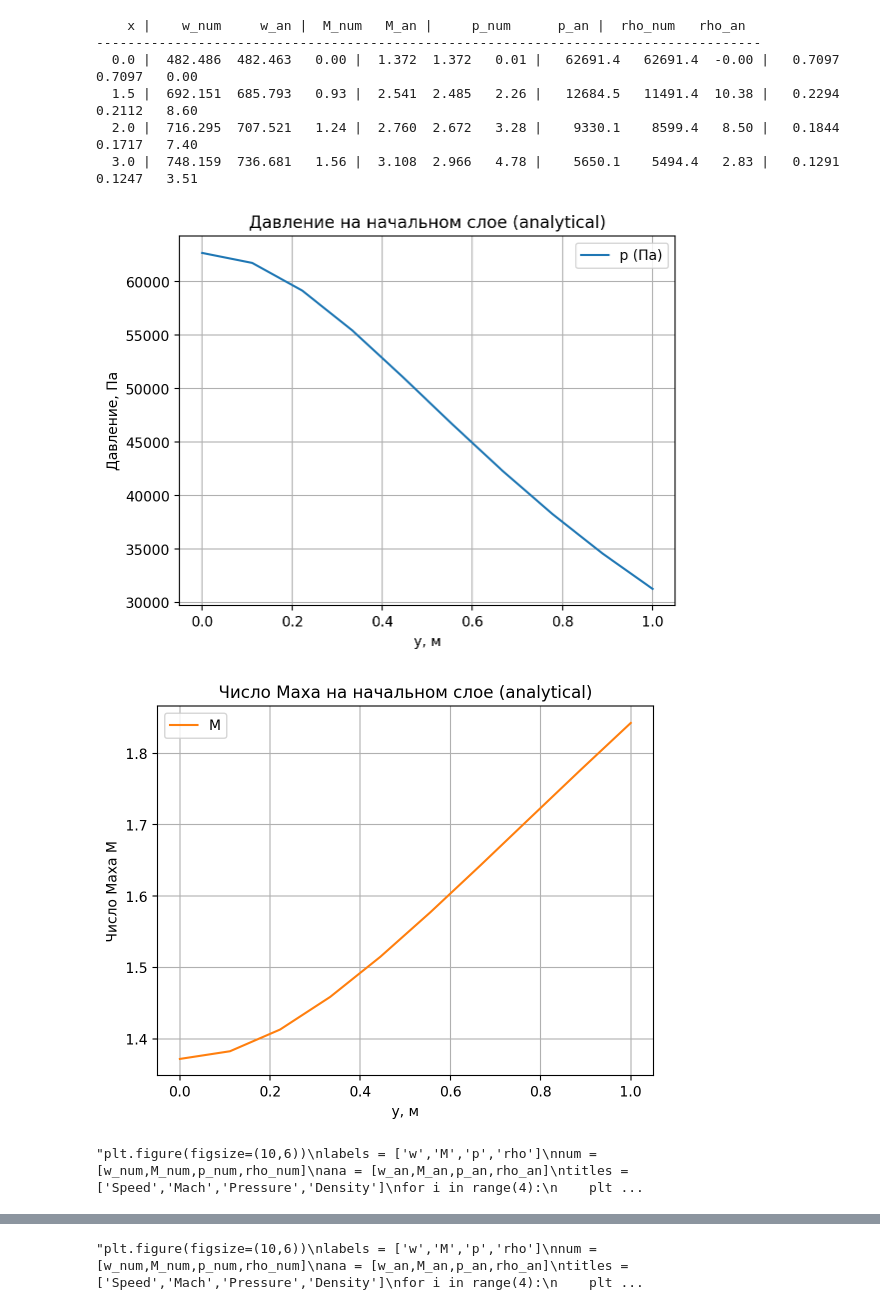
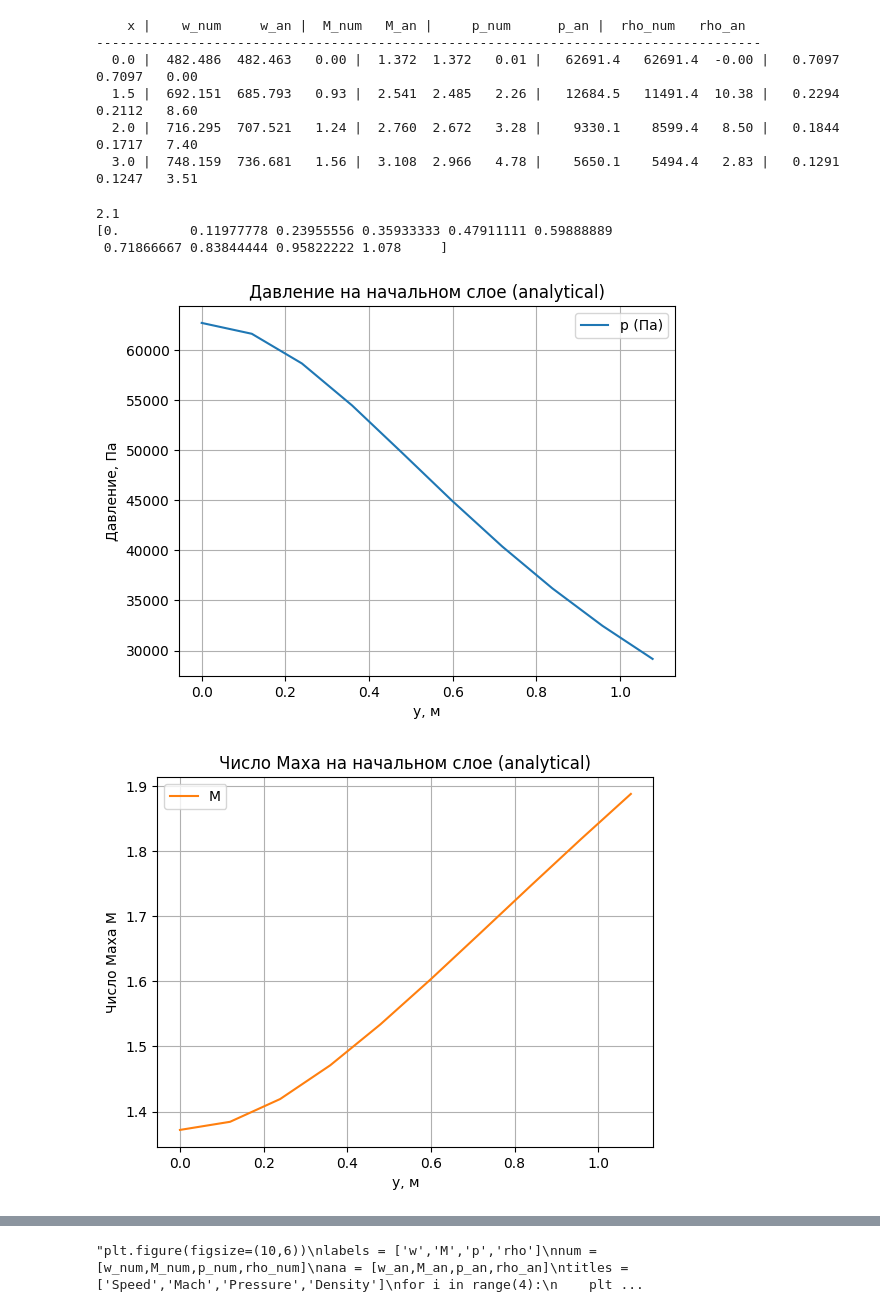
Before and after one commit to KirillZHur/diploma, a Jupyter notebook: src/notebooks/gcm_all.ipynb, the cells around one changed output, grey strips where cells are left out. Cells and saved outputs as stored; diff of their text form; code cells hidden in the pictures.

```diff
--- a/src/notebooks/gcm_all.ipynb
+++ b/src/notebooks/gcm_all.ipynb
@@ -135,8 +135,12 @@ def ZeidelMethod(matrix, b, eps):
 import matplotlib.pyplot as plt
 import numpy as np
 
+
 def top_wall(x):
-    return h0 + (h1 - h0)*(x/L)
+    t = np.clip(x / L, 0, 1) # нормируем x в [0,1]
+    return h0 + (h1 - h0) * (1 - np.cos(np.pi * t)) / 2
+
+
 
 # Геометрия канала
 #L, h0, h1 = 3.0, 1.0, 4.0
@@ -180,8 +184,14 @@ plt.show()
 import numpy as np
 import matplotlib.pyplot as plt
 
+'''def top_wall(x):
+    return h0 + (h1 - h0) * (x / L)'''
+
+
 def top_wall(x):
-    return h0 + (h1 - h0) * (x / L)
+    t = np.clip(x / L, 0, 1) # нормируем x в [0,1]
+    return h0 + (h1 - h0) * (1 - np.cos(np.pi * t)) / 2
+
 
 def sound_speed(p_, rho_):
     p_clamped   = np.maximum(p_,   eps)
@@ -242,12 +252,13 @@ def compute_F(U, u_k_layer, v_k_layer, p_k_layer, rho_k_layer, yg, dx, y3):
 #Параметры газа и канала
 
 gamma, R = 1.4, 287.0
-p_ref, T_ref, M_ref = 101325.0, 300.0, 2.0
+p_ref, T_ref, M_ref = 1e6, 1950.0, 1.5
 a_ref = np.sqrt(gamma * R * T_ref)
 w_ref = M_ref * a_ref
 #print(p_ref / (R * T_ref))
 
-L, h0, h1 = 1.0, 1.0, 1.3
+#L, h0, h1 = 1.0, 1.0, 1.3
+L, h0, h1 = 3.0, 1.0, 4.0
 alpha = np.arctan((h1 - h0)/L)
 
 Nx, Ny = 50, 10
@@ -528,14 +608,19 @@ def top_wall(x):
       return h0 + (h1 - h0) * (x / L)
 
 def sound_speed(p_, rho_):
+        eps = 1e-6
+        gamma = 1.4
         p_clamped   = np.maximum(p_,   eps)
         rho_clamped = np.maximum(rho_, eps)
         return np.sqrt(gamma * p_clamped / rho_clamped)
 
 def enthalpy(p_, rho_):
+    eps = 1e-6
+    gamma = 1.4
     return gamma/(gamma-1) * p_ / np.maximum(rho_, eps)
 
 def interp_y(field, yg, y_val):
+    eps = 1e-6
     j = np.searchsorted(yg, y_val) - 1
     j = np.clip(j, 0, len(yg)-2)
     yj, yj1 = yg[j], yg[j+1]
@@ -547,6 +632,7 @@ def interp_y(field, yg, y_val):
 
 def compute_F(U, u_k_layer, v_k_layer, p_k_layer, rho_k_layer, yg, dx, y3):
     A_max = 1e6
+    eps = 1e-6
     u3, v3, p3, rho3 = U
 
     p3   = np.clip(p3,   eps, None)
@@ -603,7 +689,7 @@ tol = 1e-6, delta = 1e-6, M_max = 5.0, eps = 1e-8):
     T_ref = p_ref / (R * rho_ref)
     a_ref = np.sqrt(gamma * R * T_ref)
     w_ref = M_ref * a_ref
-    #print(w_ref)
+    print(T_ref)
 
     alpha = np.arctan((h1 - h0)/L)
 
@@ -710,8 +796,9 @@ tol = 1e-6, delta = 1e-6, M_max = 5.0, eps = 1e-8):
 # Пример использования
 if __name__=="__main__":
     x, yg1, f = run_schm(
-        gamma=1.4, R=287, p_ref=62691.4, rho_ref=0.7097, M_ref=1.372,
-        L=3.0, h0=1.0, h1=4.0, Nx=50, Ny=10
+        gamma=1.4, R=287, p_ref=1e6, rho_ref=1.7, M_ref=1.1,
+        L=3.0, h0=1.0, h1=4.0, Nx=50, Ny=10, max_iter = 10,
+tol = 1e-6, delta = 1e-6, M_max = 5.0, eps = 1e-8
     )
     # Вывод средних по слою:
     mid, end = len(x)//2, -1
@@ -829,8 +917,17 @@ p_ref, rho_ref, M_ref = 62691.4, 0.7097, 1.372
 L, h0, h1 = 3.0, 1.0, 4.0
 Nx, Ny = 50, 10
 
+def top_wall(x):
+    return h0 + (h1 - h0)*(x/L)
+print(top_wall(1.1))
+
+
+#x0 = 0.0
+#y0 = np.linspace(0, top_wall(x0), num_points)
+
 x = np.linspace(0, L, Nx+1)
-y0 = np.linspace(0, h0, Ny)
+y0 = np.linspace(0, 1.078, Ny)
+print(y0)
 
 u   = np.zeros((Nx+1, Ny))
 v   = np.zeros((Nx+1, Ny))
@@ -842,40 +939,50 @@ M   = np.zeros((Nx+1, Ny))
 for j in range(Ny):
     xi, yi = x[0], y0[j]
     r = math.hypot(xi+1.1, yi)
     w_j, M_j, p_j, rho_j = analytical_point_source(r)
     theta = math.atan2(yi, xi + 1e-8)
     u[0,j]   = w_j * math.cos(theta)
     v[0,j]   = w_j * math.sin(theta)
     p[0,j]   = p_j
     rho[0,j] = rho_j
     M[0,j]   = M_j
 
 
 plt.figure()
 plt.plot(y0, p[0,:], label='p (Па)')
 plt.title("Давление на начальном слое (analytical)")
 plt.xlabel("y, м")
 plt.ylabel("Давление, Па")
 plt.grid(True)
 plt.legend()
 plt.show()
 
 plt.figure()
 plt.plot(y0, M[0,:], color='C1', label='M')
 plt.title("Число Маха на начальном слое (analytical)")
 plt.xlabel("y, м")
 plt.ylabel("Число Маха M")
 plt.grid(True)
 plt.legend()
 plt.show()
 # %% [output]
+2.1
+[0.         0.11977778 0.23955556 0.35933333 0.47911111 0.59888889
+ 0.71866667 0.83844444 0.95822222 1.078     ]
-[figure, old version]
+[figure, new version]
-[figure, old version]
+[figure, new version]
 # %%
 import numpy as np
 import matplotlib.pyplot as plt
 import math
 from scipy.interpolate import interp1d
+
+alpha_deg = 45.0
+alpha = np.deg2rad(alpha_deg)
+
+# Функция стенки
+#def top_wall(x):
+#    return np.tan(alpha) * x
 
 
 gamma, R = 1.4, 287.0
@@ -905,7 +1012,9 @@ for j in range(Ny):
     rho[0,j] = rho_j
 
 
-def top_wall(x): return h0 + (h1-h0)*(x/L)
+#def top_wall(x): return h0 + (h1-h0)*(x/L)
+def top_wall(x):
+    return np.tan(alpha) * x
 def sound_speed(p_,r_): return np.sqrt(gamma*np.maximum(p_,eps)/np.maximum(r_,eps))
 def enthalpy(p_,r_): return gamma/(gamma-1)*p_/np.maximum(r_,eps)
 def interp_y_quadratic(f, yg, yv, eps=1e-8):
@@ -929,19 +1038,19 @@ def interp_y_quadratic(f, yg, yv, eps=1e-8):
     L2 = ((yv - x0)*(yv - x1)) / ((x2 - x0)*(x2 - x1) + eps)
 
     return L0*f0 + L1*f1 + L2*f2
-def interp_y(field, yg, y_val):
+'''def interp_y(field, yg, y_val):
 
 
     interpolator = interp1d(yg, field, kind='quadratic',
                             fill_value="extrapolate", assume_sorted=True)
 
-    return float(interpolator(y_val))
-'''def interp_y(f, yg, yv):
+    return float(interpolator(y_val))'''
+def interp_y(f, yg, yv):
     j = np.clip(np.searchsorted(yg,yv)-1,0,len(yg)-2)
     yj,yj1 = yg[j], yg[j+1]
     w1=(yj1-yv)/(yj1-yj+eps)
     w2=(yv-yj)/(yj1-yj+eps)
-    return w1*f[j]+w2*f[j+1]'''
+    return w1*f[j]+w2*f[j+1]
 
 def compute_F(U, uk,vk,pk,rk,yg,dx,y3):
     u3,v3,p3,r3 = U
@@ -1011,11 +1120,15 @@ w_an,M_an,p_an,rho_an = [],[],[],[]
 for j in range(Ny):
     r = math.hypot(x[i1]+1.1, y[j])
     wa,Ma,pa,ra = analytical_point_source(r)
-    w_an.append(wa); M_an.append(Ma); p_an.append(pa); rho_an.append(ra)
+    w_an.append(wa)
+    M_an.append(Ma)
+    p_an.append(pa)
+    rho_an.append(ra)
 w_an,M_an,p_an,rho_an = map(np.array,(w_an,M_an,p_an,rho_an))
 err_w = 100*(w_num - w_an)/w_an
 err_M = 100*(M_num - M_an)/M_an
-data[Ny] = (y, w_num, M_num, w_an, M_an, err_w, err_M)
+y = np.linspace(0,top_wall(3.1),Ny)
+data[Ny] = (y, w_num, M_num, w_an, M_an, p_num, rho_num, p_an, rho_an)
 
 
 '''plt.figure(figsize=(10,6))
@@ -1030,5 +1143,3 @@ for i in range(4):
     plt.title(titles[i]); plt.xlabel('y, m'); plt.legend(); plt.grid()
 plt.tight_layout()
 plt.show()'''
-# %% [output]
-"plt.figure(figsize=(10,6))\nlabels = ['w','M','p','rho']\nnum = [w_num,M_num,p_num,rho_num]\nana = [w_an,M_an,p_an,rho_an]\ntitles = ['Speed','Mach','Pressure','Density']\nfor i in range(4):\n    plt ...
```
Also changed, not shown: parts of 7 cells of this notebook, 4 other files.
